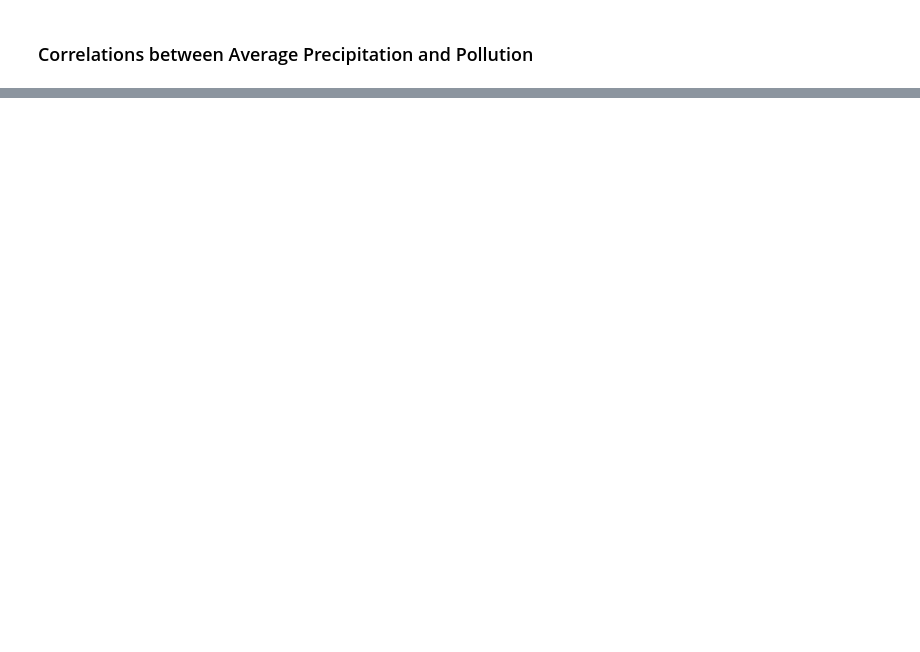
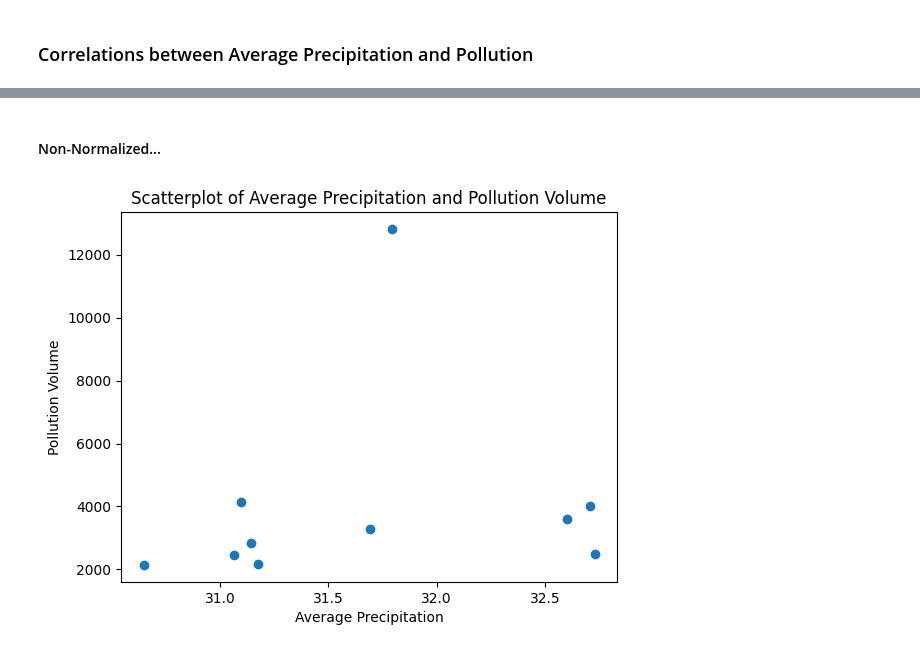
Before and after one commit to lemrob/river_plastic_pollution, a Jupyter notebook: src/EDA.ipynb, the cells around one changed output, grey strips where cells are left out. Cells and saved outputs as stored; diff of their text form; code cells hidden in the pictures; blank space fills up the shorter version.

```diff
--- a/src/EDA.ipynb
+++ b/src/EDA.ipynb
@@ -27,0 +70,11 @@ plastic_pollution = pd.read_pickle('C:\\Users\\liamr\\Documents\\Playground\\bac
+# %%
+plastic_pollution.index = np.arange(1, len(plastic_pollution) + 1)
+plastic_pollution['river_ID'] = plastic_pollution.index
+
+# shift column 'Name' to first position
+first_column = plastic_pollution.pop('river_ID')
+
+# insert column
+plastic_pollution.insert(0, 'river_ID', first_column)
+
+plastic_pollution
@@ -241,0 +331,8 @@ fig.show()
+# %%
+# Initialize scaler
+scaler = MinMaxScaler()
+
+# Apply scaling to precipitation per river
+ts_df['normalized_precipitation'] = ts_df.groupby('river_ID')['avg_precipitation'].transform(
+    lambda x: scaler.fit_transform(x.values.reshape(-1, 1)).flatten()
+)
@@ -275,0 +506,8 @@ river_1
+# %%
+# merge the two dataframes
+
+# non-normalized
+average_rain_and_pollution = pd.merge(df_avg_precip, plastic_pollution, on='river_ID', how='outer')
+
+# normalized
+average_rain_and_pollution_normalized = pd.merge(df_avg_precip_normalized, plastic_pollution, on='river_ID', how='outer')
@@ -275,0 +542,11 @@ river_1
+# %% [markdown]
+#### Non-Normalized...
+# %%
+# scatterplot between rainfall and pollution
+plt.scatter(average_rain_and_pollution['avg_precip_river'], average_rain_and_pollution['pollution_volume'])
+plt.xlabel('Average Precipitation')
+plt.ylabel('Pollution Volume')
+plt.title('Scatterplot of Average Precipitation and Pollution Volume')
+plt.show()
+# %% [output]
+[figure, added]
```
Also changed, not shown: parts of 34 cells of this notebook.
